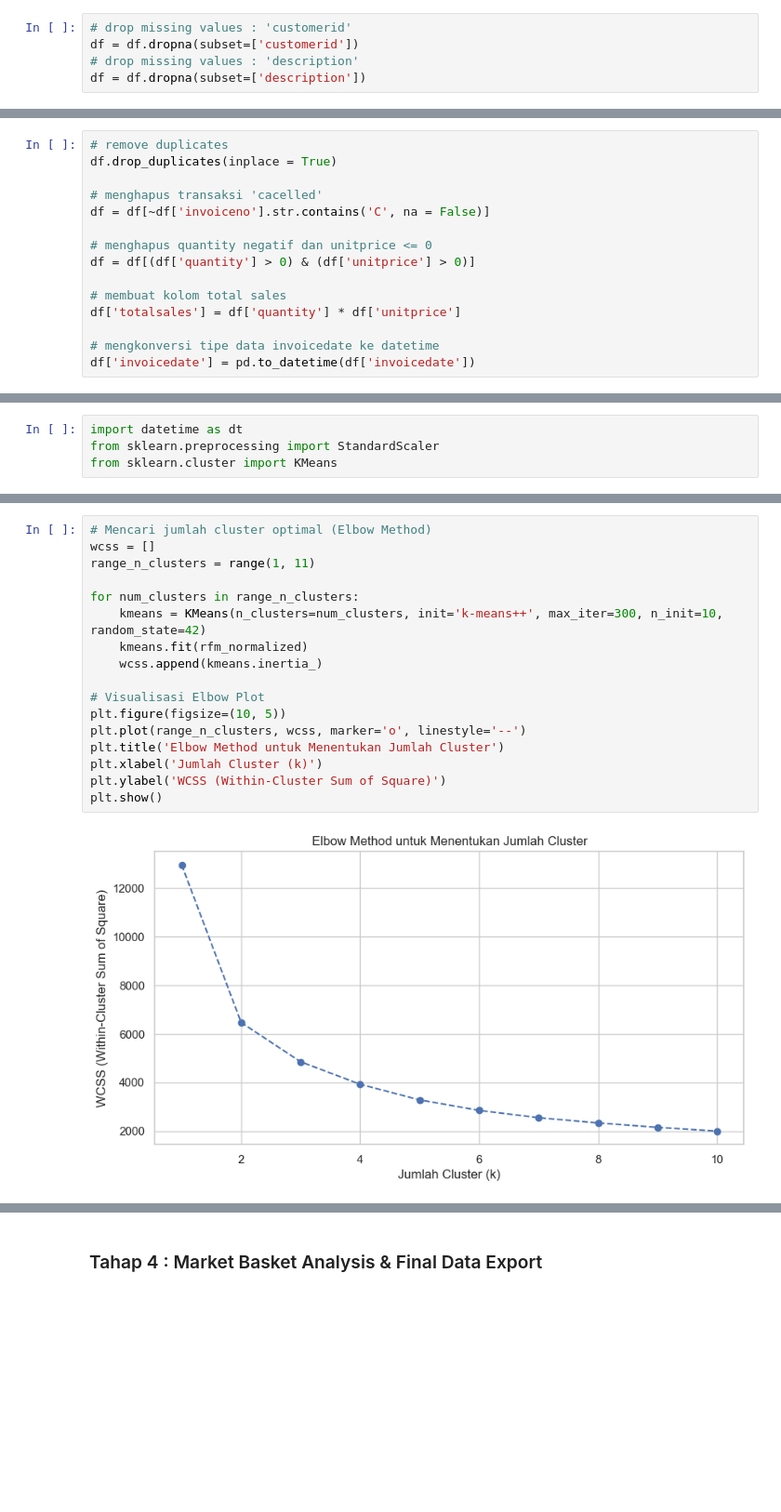
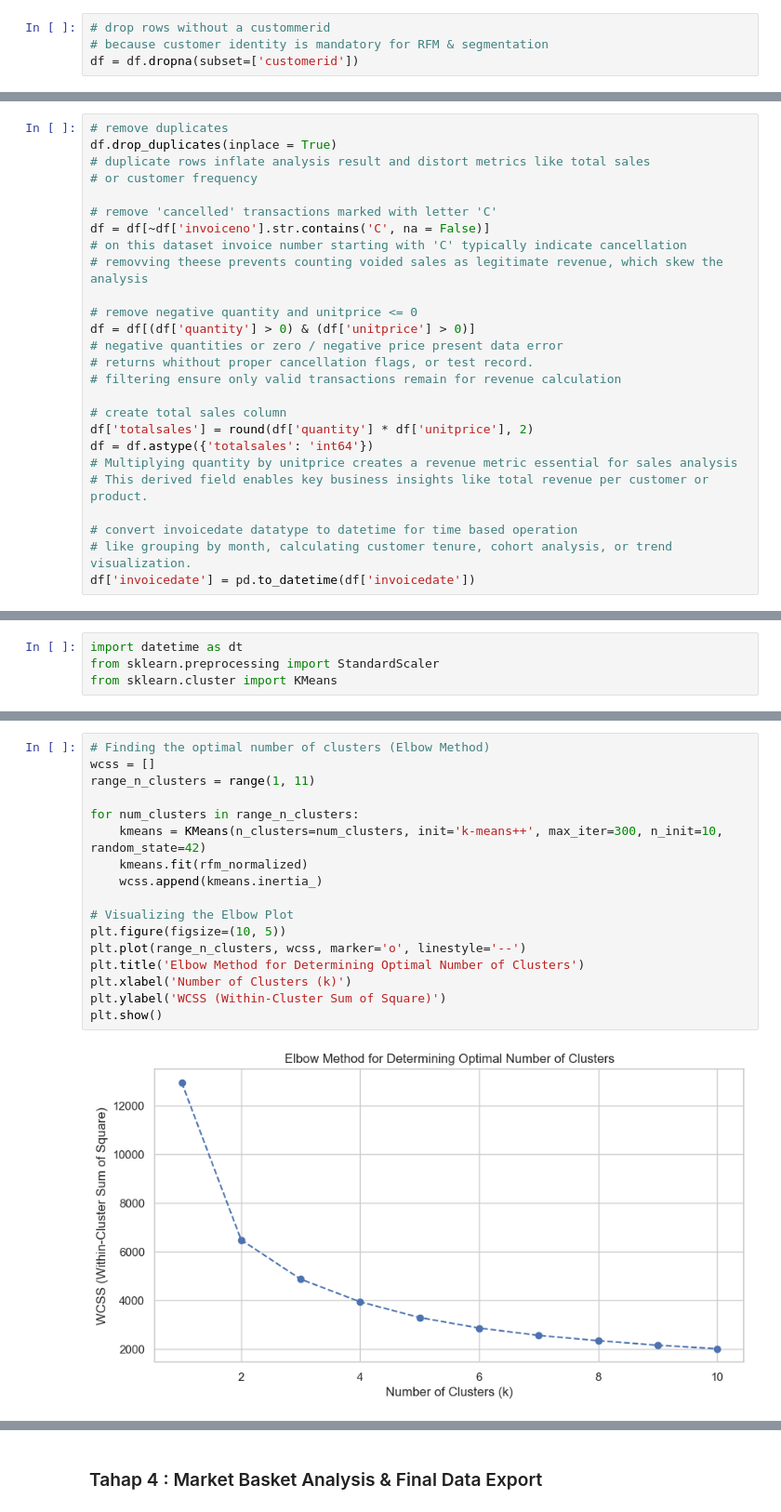
Before and after one commit to FadliArdi/E-Commerce-Customer-Analytics-Segmentation, a Jupyter notebook: notebooks/ecommerce.ipynb, the cells around one changed output, grey strips where cells are left out. Shown at 93% size. Drawn from its saved outputs; the diff is of its cells as text; blank space fills up the shorter version.

```diff
--- a/notebooks/ecommerce.ipynb
+++ b/notebooks/ecommerce.ipynb
@@ -37,6 +70,5 @@ None
 # %%
-# drop missing values : 'customerid'
+# drop rows without a custommerid
+# because customer identity is mandatory for RFM & segmentation
 df = df.dropna(subset=['customerid'])
-# drop missing values : 'description'
-df = df.dropna(subset=['description'])
 # %%
@@ -61,15 +77,26 @@ df
 # %%
 # remove duplicates
 df.drop_duplicates(inplace = True)
+# duplicate rows inflate analysis result and distort metrics like total sales
+# or customer frequency
 
-# menghapus transaksi 'cacelled'
+# remove 'cancelled' transactions marked with letter 'C'
 df = df[~df['invoiceno'].str.contains('C', na = False)]
+# on this dataset invoice number starting with 'C' typically indicate cancellation
+# removving theese prevents counting voided sales as legitimate revenue, which skew the analysis
 
-# menghapus quantity negatif dan unitprice <= 0
+# remove negative quantity and unitprice <= 0
 df = df[(df['quantity'] > 0) & (df['unitprice'] > 0)]
+# negative quantities or zero / negative price present data error
+# returns whithout proper cancellation flags, or test record.
+# filtering ensure only valid transactions remain for revenue calculation
 
-# membuat kolom total sales
-df['totalsales'] = df['quantity'] * df['unitprice']
+# create total sales column
+df['totalsales'] = round(df['quantity'] * df['unitprice'], 2)
+df = df.astype({'totalsales': 'int64'})
+# Multiplying quantity by unitprice creates a revenue metric essential for sales analysis
+# This derived field enables key business insights like total revenue per customer or product.
 
-# mengkonversi tipe data invoicedate ke datetime
+# convert invoicedate datatype to datetime for time based operation
+# like grouping by month, calculating customer tenure, cohort analysis, or trend visualization.
 df['invoicedate'] = pd.to_datetime(df['invoicedate'])
@@ -237,23 +400,23 @@ rfm_normalized = scaler.fit_transform(rfm_log)
 rfm_normalized = pd.DataFrame(rfm_normalized, index=rfm.index, columns=rfm.columns)
 # %%
-# Mencari jumlah cluster optimal (Elbow Method)
+# Finding the optimal number of clusters (Elbow Method)
 wcss = []
 range_n_clusters = range(1, 11)
 
 for num_clusters in range_n_clusters:
     kmeans = KMeans(n_clusters=num_clusters, init='k-means++', max_iter=300, n_init=10, random_state=42)
     kmeans.fit(rfm_normalized)
     wcss.append(kmeans.inertia_)
 
-# Visualisasi Elbow Plot
+# Visualizing the Elbow Plot
 plt.figure(figsize=(10, 5))
 plt.plot(range_n_clusters, wcss, marker='o', linestyle='--')
-plt.title('Elbow Method untuk Menentukan Jumlah Cluster')
-plt.xlabel('Jumlah Cluster (k)')
+plt.title('Elbow Method for Determining Optimal Number of Clusters')
+plt.xlabel('Number of Clusters (k)')
 plt.ylabel('WCSS (Within-Cluster Sum of Square)')
 plt.show()
 # %% [output]
-[figure, old version]
+[figure, new version]
 # %%
 # Fit K-Means dengan k=3
 kmeans = KMeans(n_clusters=3, init='k-means++', max_iter=300, n_init=10, random_state=42)
```
Also changed, not shown: parts of 32 cells of this notebook.
